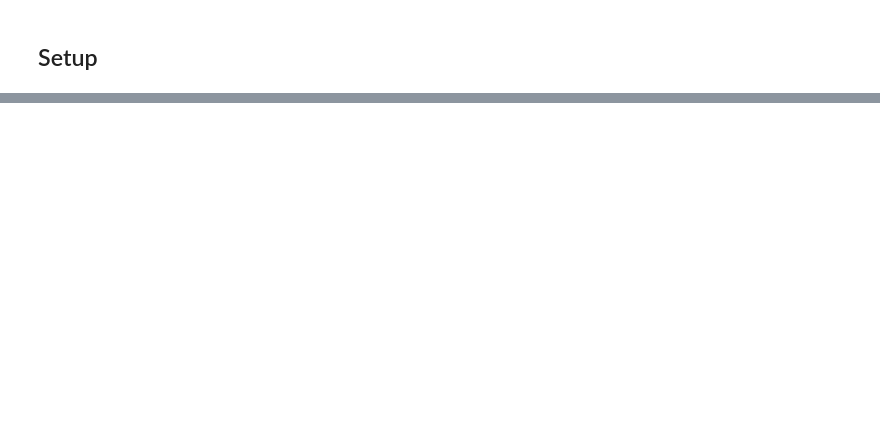
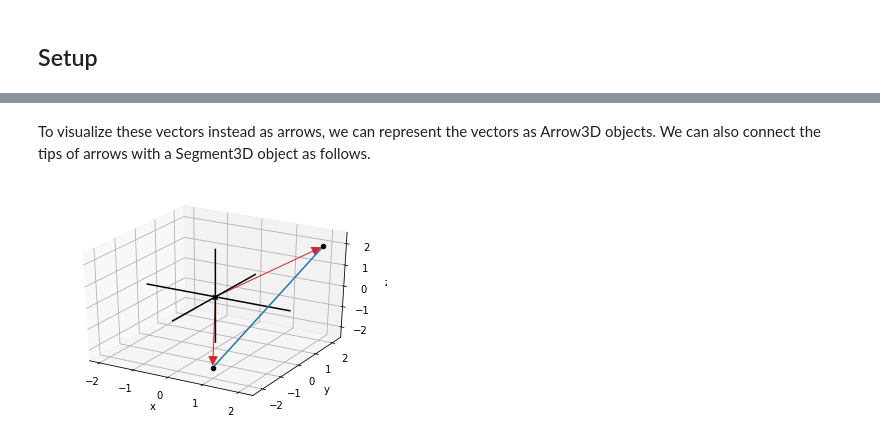
Before and after one commit to rahiakela/math-for-programmers, a Jupyter notebook: 3-ascending-to-3d-world/3d_drawing_with_python.ipynb, the cells around one changed output, grey strips where cells are left out. Cells and saved outputs as stored; diff of their text form; code cells hidden in the pictures; blank space fills up the shorter version.

```diff
--- a/3-ascending-to-3d-world/3d_drawing_with_python.ipynb
+++ b/3-ascending-to-3d-world/3d_drawing_with_python.ipynb
@@ -48,0 +56,11 @@ from vector_drawing import *
+# %% [markdown]
+To visualize these vectors instead as arrows, we can represent the vectors as Arrow3D objects. We can also connect the tips of arrows with a Segment3D object as follows.
+# %%
+draw3d(
+    Points3D((2, 2, 2), (1, -2, -2)),
+    Arrow3D((2, 2, 2)),
+    Arrow3D((1, -2, -2)),
+    Segment3D((2, 2, 2), (1,-2, -2))
+    )
+# %% [output]
+[figure, added]
```
Also changed, not shown: parts of 12 cells of this notebook.
